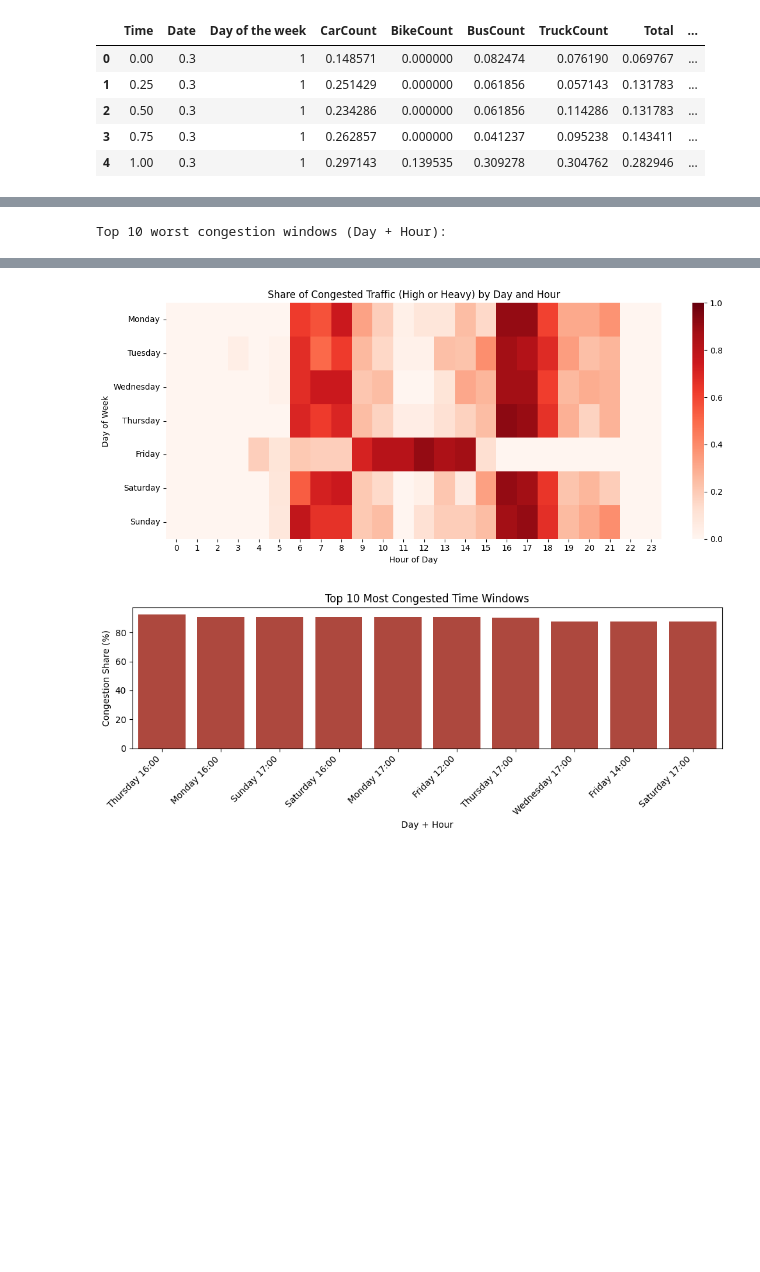
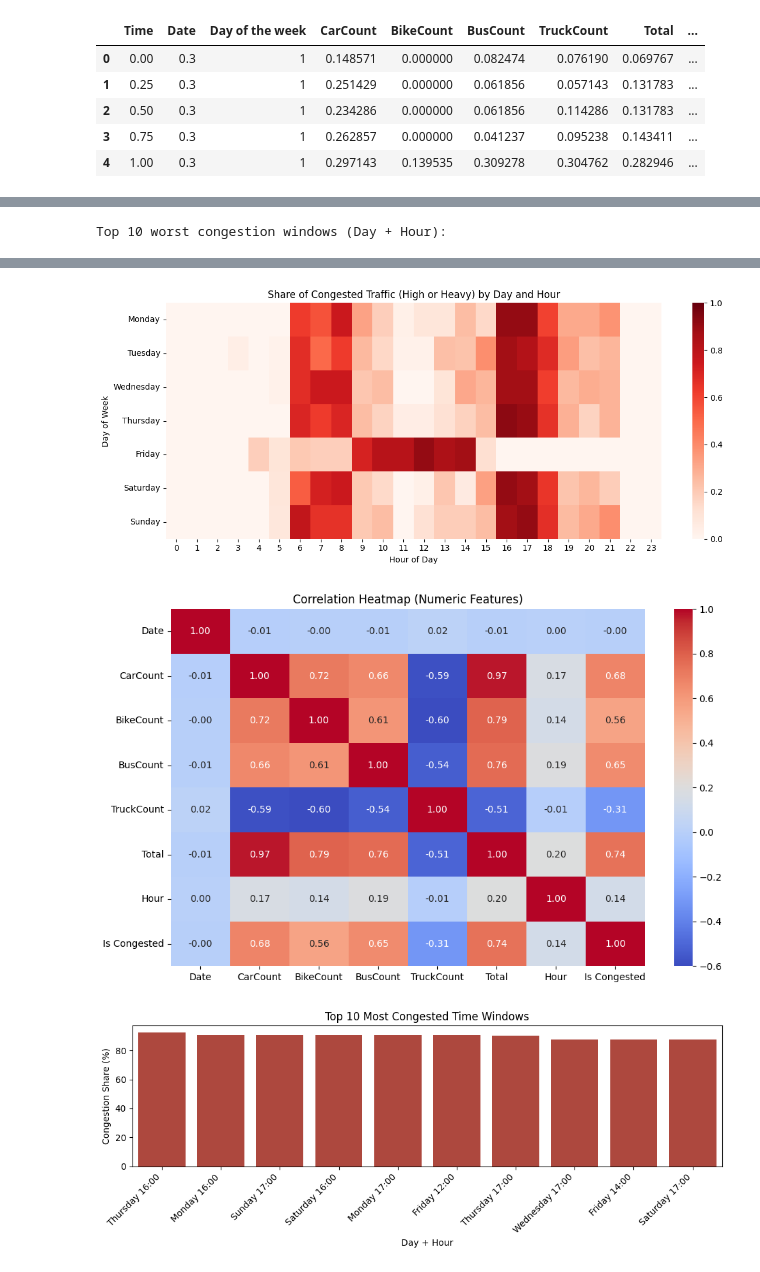
Before and after one commit to Joe28B/Big_Data_Project, a Jupyter notebook: FinalBIG.ipynb, the cells around one changed output, grey strips where cells are left out. Cells and saved outputs as stored; diff of their text form; code cells hidden in the pictures; blank space fills up the shorter version.

```diff
--- a/FinalBIG.ipynb
+++ b/FinalBIG.ipynb
@@ -291,10 +292,10 @@ day_label_map = {
     "5": "Saturday", "saturday": "Saturday",
     "6": "Sunday", "sunday": "Sunday",
 }
-eda_df["Day Label"] = day_str.map(day_label_map).fillna("Unknown")
+eda_df["Day Label"] = day_str.map(day_label_map)
 
-level_order = ["Low", "Normal", "High", "Heavy", "Unknown"]
-day_order = ["Monday", "Tuesday", "Wednesday", "Thursday", "Friday", "Saturday", "Sunday", "Unknown"]
+level_order = ["Low", "Normal", "High", "Heavy"]
+day_order = ["Monday", "Tuesday", "Wednesday", "Thursday", "Friday", "Saturday", "Sunday"]
 
 # -----------------------------
 # 2) Insight summary table
@@ -349,7 +350,19 @@ plt.tight_layout()
 plt.show()
 
 # -----------------------------
-# 5) Extra actionable view: top congested slots bar chart
+# 5) Simple correlation heatmap (new)
+# -----------------------------
+numeric_cols = eda_df.select_dtypes(include="number")
+corr_matrix = numeric_cols.corr()
+
+plt.figure(figsize=(10, 6))
+sns.heatmap(corr_matrix, cmap="coolwarm", annot=True, fmt=".2f")
+plt.title("Correlation Heatmap (Numeric Features)")
+plt.tight_layout()
+plt.show()
+
+# -----------------------------
+# 6) Extra actionable view: top congested slots bar chart
 # -----------------------------
 plot_slots = worst_slots.copy()
 plot_slots["Slot"] = plot_slots["Day Label"] + " " + plot_slots["Hour"].astype(int).astype(str) + ":00"
@@ -379,2 +392,3 @@ Top 10 worst congestion windows (Day + Hour):
 [figure]
-[figure, old version]
+[figure, new version]
+[figure, added]
```
Also changed, not shown: parts of 16 cells of this notebook, 3 other files.
